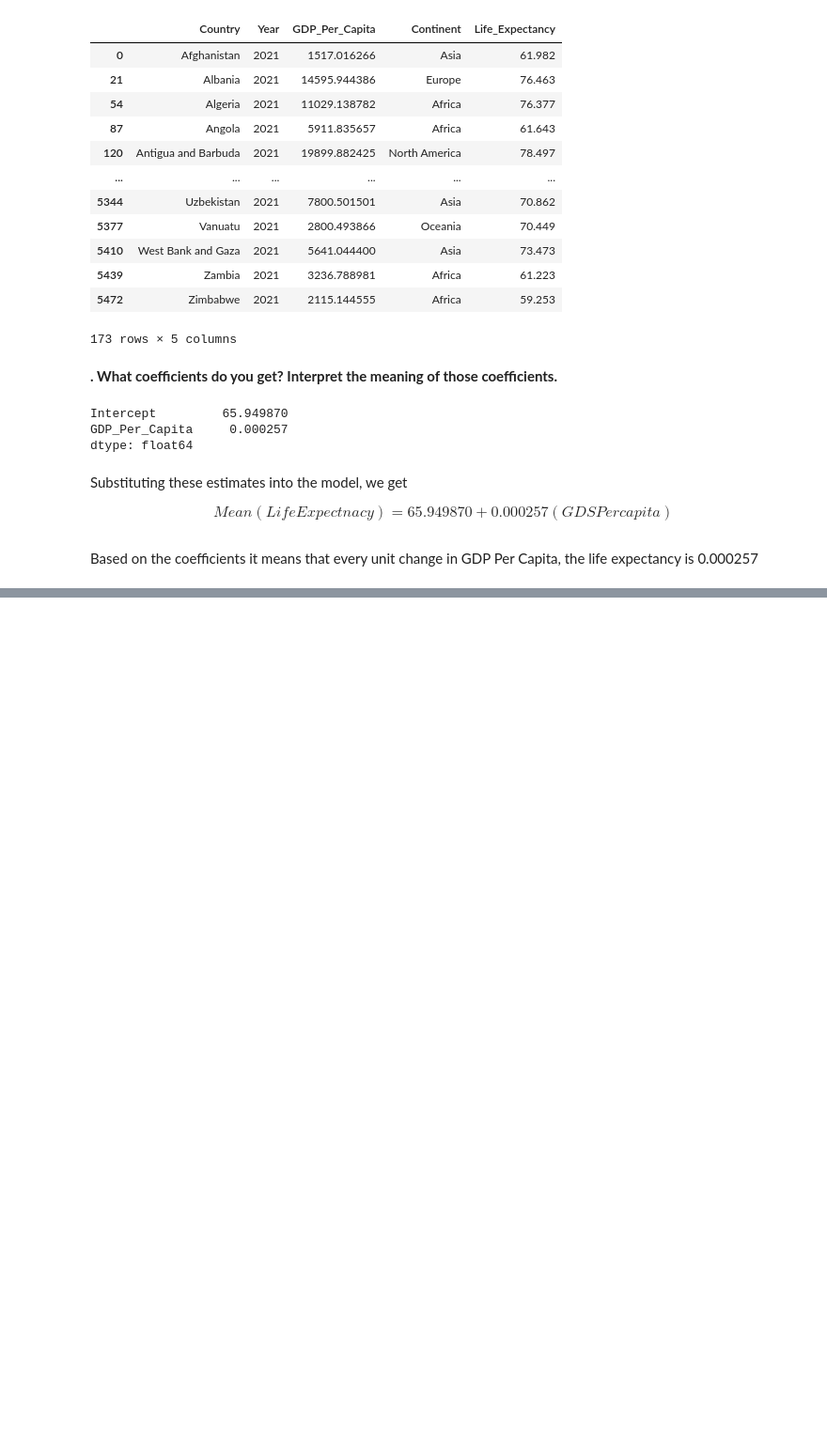
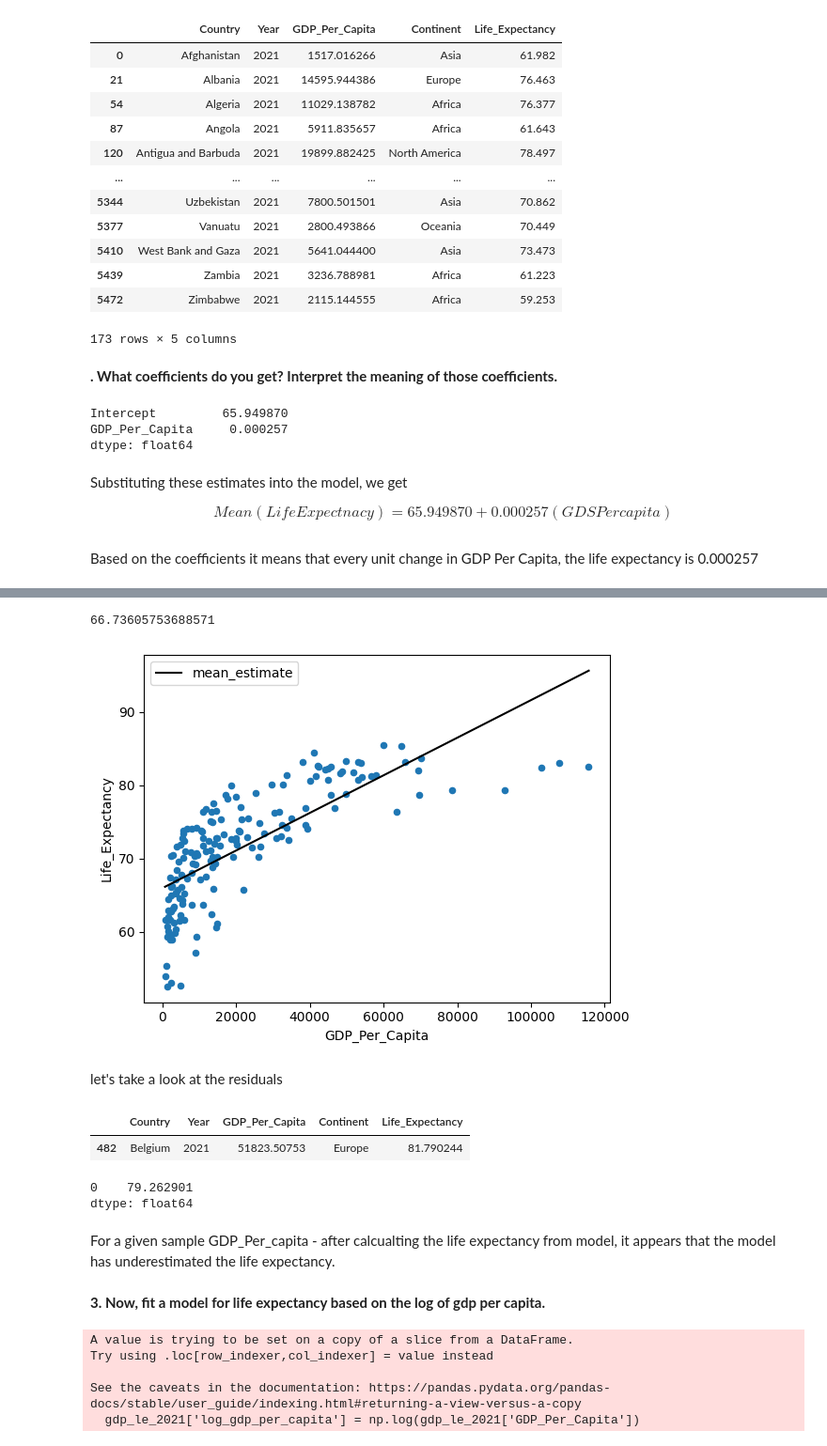
Before and after one commit to nss-data-science-cohort-8/un-exploration-ndpawar1981, a Jupyter notebook: Notebooks/UN_Data_Linear_Regression.ipynb, the cells around one changed output, grey strips where cells are left out. Shown: that part at 94% size. Saved outputs shown, nothing was run; the diff lists cells and outputs as text; code cells hidden in the pictures; blank space fills up the shorter version.

```diff
--- a/Notebooks/UN_Data_Linear_Regression.ipynb
+++ b/Notebooks/UN_Data_Linear_Regression.ipynb
@@ -184,0 +187,3 @@ Based on the coefficients it means that every unit change in GDP Per Capita, the
+# %%
+lr_le_gdp_capita_mod = smf.ols("Life_Expectancy ~ I(GDP_Per_Capita / 1000)", data=gdp_le_2021).fit()
+lr_le_gdp_capita_mod.params
@@ -184,0 +244,9 @@ Based on the coefficients it means that every unit change in GDP Per Capita, the
+# %%
+pred_df = pd.DataFrame(
+    {
+        'GDP_Per_Capita': np.linspace(gdp_le_2021['GDP_Per_Capita'].min(), gdp_le_2021['GDP_Per_Capita'].max())
+    }
+)
+pred_df['mean_estimate'] = lr_le_gdp_capita_mod.predict(pred_df)
+
+pred_df
@@ -185 +271,39 @@ Based on the coefficients it means that every unit change in GDP Per Capita, the
+# %%
+ #verify the estimates
+    65.949870 + (0.256892 * (3060.381549/1000))
+# %% [output]
+66.73605753688571
+# %%
+fig, ax = plt.subplots()
+gdp_le_2021.plot(kind="scatter", x="GDP_Per_Capita", y="Life_Expectancy", ax=ax)
+pred_df.plot(kind="line", x="GDP_Per_Capita", y="mean_estimate", color="black", ax=ax);
+# %% [output]
+[figure, added]
+# %% [markdown]
+let's take a look at the residuals
+# %%
+gdp_le_2021.sample()
+# %% [output]
+|  | Country | Year | GDP_Per_Capita | Continent | Life_Expectancy |
+| 482 | Belgium | 2021 | 51823.50753 | Europe | 81.790244 |
+# %%
+lr_le_gdp_capita_mod.predict(pd.DataFrame({'GDP_Per_Capita': [51823.50753]}))
+# %% [output]
+0    79.262901
+dtype: float64
+# %% [markdown]
+For a given sample GDP_Per_capita - after calcualting the life expectancy from model, it appears that the model
+has underestimated the life expectancy.
+# %% [markdown]
+
+
+<b>3. Now, fit a model for life expectancy based on the log of gdp per capita.</b>
+# %%
+gdp_le_2021['log_gdp_per_capita'] = np.log(gdp_le_2021['GDP_Per_Capita'])
+# %% [output]
+A value is trying to be set on a copy of a slice from a DataFrame.
+Try using .loc[row_indexer,col_indexer] = value instead
+
+See the caveats in the documentation: https://pandas.pydata.org/pandas-docs/stable/user_guide/indexing.html#returning-a-view-versus-a-copy
+  gdp_le_2021['log_gdp_per_capita'] = np.log(gdp_le_2021['GDP_Per_Capita'])
 # %%
```
Also changed, not shown: parts of 37 cells of this notebook.
